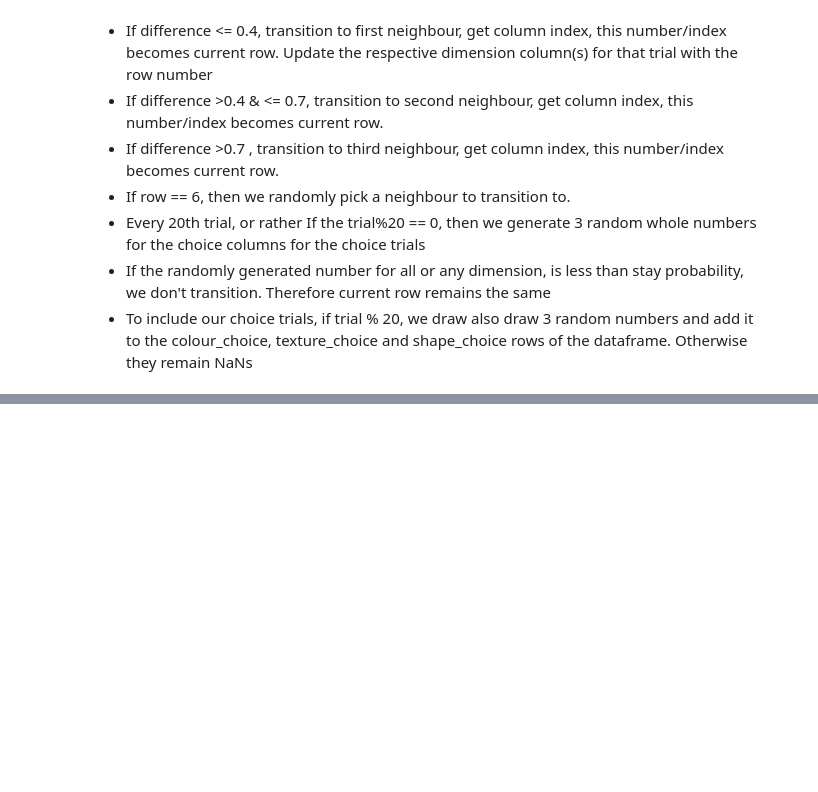
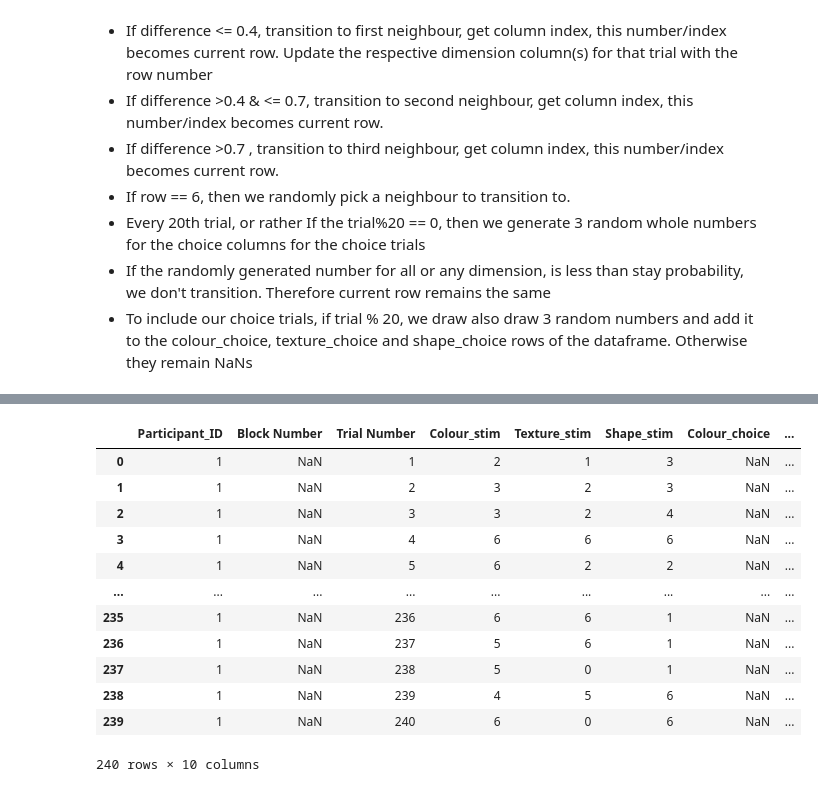
Before and after one commit to Christumas/Cognitive_Models_Temporal_Changes, a Jupyter notebook: Graph_Matrices_Generation/graphs_matrices.ipynb, the cells around one changed output, grey strips where cells are left out. Saved outputs shown, nothing was run; the diff lists cells and outputs as text; code cells hidden in the pictures; blank space fills up the shorter version.

```diff
--- a/Graph_Matrices_Generation/graphs_matrices.ipynb
+++ b/Graph_Matrices_Generation/graphs_matrices.ipynb
@@ -563,7 +419,7 @@ columns = ["Participant_ID",
 
 df = pd.DataFrame(columns=columns)
 # %%
-nTrials = 41
+nTrials = 240
 nParticipants = 1
 choiceTrialFlag = 20
 stayProbs = [0.1,0.3,0.5]
@@ -740,0 +595,16 @@ df.to_csv("sample_designfile.csv")
+# %%
+df
+# %% [output]
+|  | Participant_ID | Block Number | Trial Number | Colour_stim | Texture_stim | Shape_stim | Colour_choice | ... |
+| 0 | 1 | NaN | 1 | 2 | 1 | 3 | NaN | ... |
+| 1 | 1 | NaN | 2 | 3 | 2 | 3 | NaN | ... |
+| 2 | 1 | NaN | 3 | 3 | 2 | 4 | NaN | ... |
+| 3 | 1 | NaN | 4 | 6 | 6 | 6 | NaN | ... |
+| 4 | 1 | NaN | 5 | 6 | 2 | 2 | NaN | ... |
+| ... | ... | ... | ... | ... | ... | ... | ... | ... |
+| 235 | 1 | NaN | 236 | 6 | 6 | 1 | NaN | ... |
+| 236 | 1 | NaN | 237 | 5 | 6 | 1 | NaN | ... |
+| 237 | 1 | NaN | 238 | 5 | 0 | 1 | NaN | ... |
+| 238 | 1 | NaN | 239 | 4 | 5 | 6 | NaN | ... |
+| 239 | 1 | NaN | 240 | 6 | 0 | 6 | NaN | ... |
+240 rows × 10 columns
```
Also changed, not shown: parts of 5 cells of this notebook, 3 other files.
